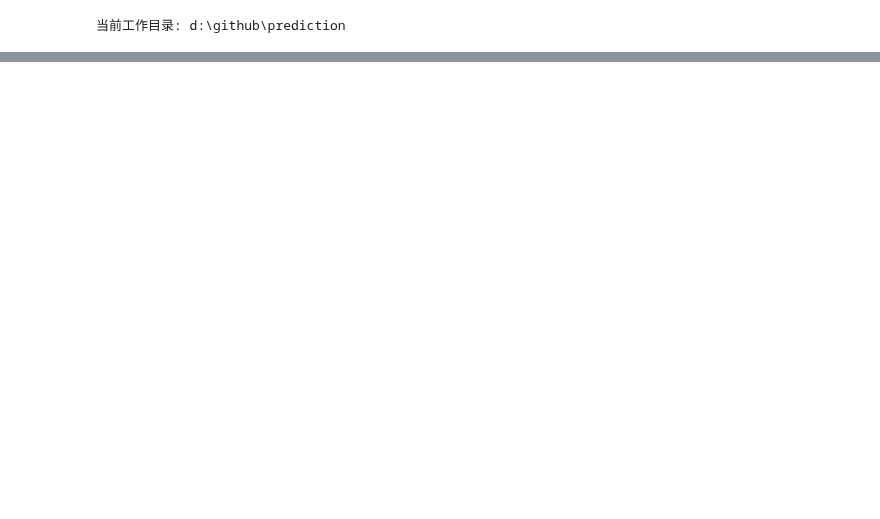
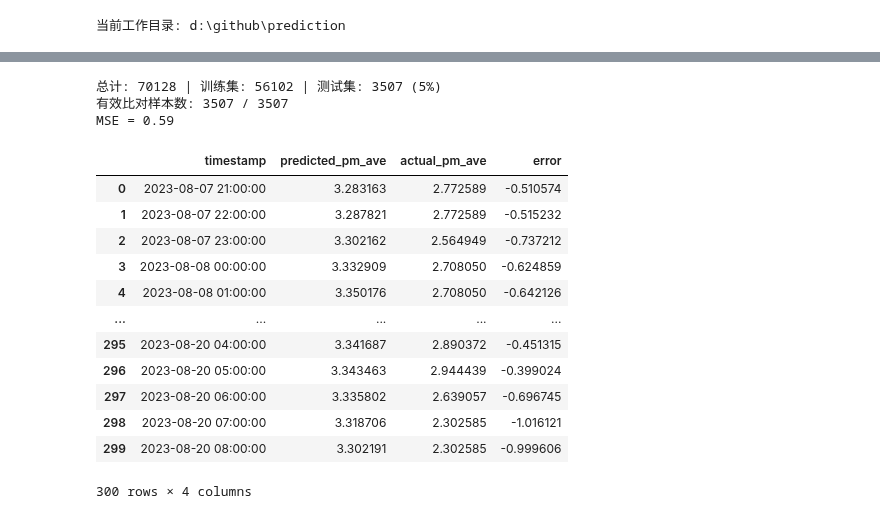
Before and after one commit to sakurantic/prediction, a Jupyter notebook: notes/average_model(1).ipynb, the cells around one changed output, grey strips where cells are left out. Drawn from its saved outputs; the diff is of its cells as text; code cells hidden in the pictures; blank space fills up the shorter version.

```diff
--- a/notes/average_model(1).ipynb
+++ b/notes/average_model(1).ipynb
@@ -60,2 +13,78 @@ MSE = 5477.94
+# %%
+# ============================================================
+# 方法一: 基线模型 —— 每小时历史均值预测
+# ============================================================
+# --- 1. 读取原始数据 (1141A 普陀站) + 预处理 + 80/15/5 分割 ---
+import numpy as np
+df_raw = pd.read_csv('data/ShanghaiPM_full.csv', na_values='NA')
+
+# 预处理 (与 xg_boost(3) 一致: 时间轴补齐 → 插值 → pm_ave log → rolling)
+WEATHER_COLS = ['DEWP', 'HUMI', 'PRES', 'TEMP', 'Iws', 'precipitation', 'Iprec']
+df_raw['datetime'] = pd.to_datetime(
+    {'year': df_raw['year'], 'month': df_raw['month'], 'day': df_raw['day'], 'hour': df_raw['hour']})
+df_raw = df_raw.set_index('datetime').sort_index()
+full_idx = pd.date_range(df_raw.index[0], df_raw.index[-1], freq='1h')
+df_raw = df_raw.reindex(full_idx)
+df_raw[WEATHER_COLS] = df_raw[WEATHER_COLS].interpolate(method='time').bfill().ffill()
+pm_cols = ['PM_Jingan', 'PM_US Post', 'PM_Xuhui']
+df_raw['pm_ave'] = df_raw[pm_cols].mean(axis=1)
+df_raw['pm_ave'] = df_raw['pm_ave'].interpolate(method='time', limit=168)
+df_raw = df_raw.dropna(subset=['pm_ave'])
+df_raw['pm_ave'] = np.log1p(df_raw['pm_ave'])  # log 空间 (与 xg_boost 一致)
+for c in WEATHER_COLS:
+    df_raw[f'{c}_mean6'] = df_raw[c].rolling(6, min_periods=1).mean()
+df_raw['pm_roll6_mean']  = df_raw['pm_ave'].rolling(6,  min_periods=1).mean()
+df_raw['pm_roll6_std']   = df_raw['pm_ave'].rolling(6,  min_periods=1).std().fillna(0)
+df_raw['pm_roll24_mean'] = df_raw['pm_ave'].rolling(24, min_periods=1).mean()
+df_raw['pm_roll24_std']  = df_raw['pm_ave'].rolling(24, min_periods=1).std().fillna(0)
+
+# 80/15/5 分割
+n_total = len(df_raw)
+n_train = int(n_total * 0.80)
+n_val   = int(n_total * 0.15)
+df_train = df_raw.iloc[:n_train].copy()
+df_test  = df_raw.iloc[n_train + n_val:].copy()
+print(f'总计: {n_total} | 训练集: {len(df_train)} | 测试集: {len(df_test)} (5%)')
+
+# 基线预测: 用训练集每小时历史均值作为预测值
+hourly_baseline = df_train.groupby(df_train.index.hour)['pm_ave'].mean()
+df_prediction = pd.DataFrame({
+    'timestamp': df_test.index,
+    'predicted_pm_ave': df_test.index.hour.map(hourly_baseline)
+})
+
+# 把真实值并进 df_prediction (按行对齐，两者时间戳顺序一致)
+df_prediction['actual_pm_ave'] = df_test['pm_ave'].values
+
+# 逐条比对: 残差 = 真实值 - 预测值 (每个测试点单独算，不先做小时平均)
+df_prediction['error'] = df_prediction['actual_pm_ave'] - df_prediction['predicted_pm_ave']
+
+# 只保留有真实值的点参与 loss (三站全缺失的测试点无法评估)
+mask = df_prediction['actual_pm_ave'].notna()
+err = df_prediction.loc[mask, 'error']
+
+# 均方误差 MSE = 残差平方的均值
+mse = (err ** 2).mean()
+
+print(f'有效比对样本数: {mask.sum()} / {len(df_prediction)}')
+print(f'MSE = {mse:.2f}')
+df_prediction.head(300)
+# %% [output]
+总计: 70128 | 训练集: 56102 | 测试集: 3507 (5%)
+有效比对样本数: 3507 / 3507
+MSE = 0.59
+|  | timestamp | predicted_pm_ave | actual_pm_ave | error |
+| 0 | 2023-08-07 21:00:00 | 3.283163 | 2.772589 | -0.510574 |
+| 1 | 2023-08-07 22:00:00 | 3.287821 | 2.772589 | -0.515232 |
+| 2 | 2023-08-07 23:00:00 | 3.302162 | 2.564949 | -0.737212 |
+| 3 | 2023-08-08 00:00:00 | 3.332909 | 2.708050 | -0.624859 |
+| 4 | 2023-08-08 01:00:00 | 3.350176 | 2.708050 | -0.642126 |
+| ... | ... | ... | ... | ... |
+| 295 | 2023-08-20 04:00:00 | 3.341687 | 2.890372 | -0.451315 |
+| 296 | 2023-08-20 05:00:00 | 3.343463 | 2.944439 | -0.399024 |
+| 297 | 2023-08-20 06:00:00 | 3.335802 | 2.639057 | -0.696745 |
+| 298 | 2023-08-20 07:00:00 | 3.318706 | 2.302585 | -1.016121 |
+| 299 | 2023-08-20 08:00:00 | 3.302191 | 2.302585 | -0.999606 |
+300 rows × 4 columns
 # %%
 # ============================================================
```
Also changed, not shown: parts of 2 cells of this notebook, 11 other files.
